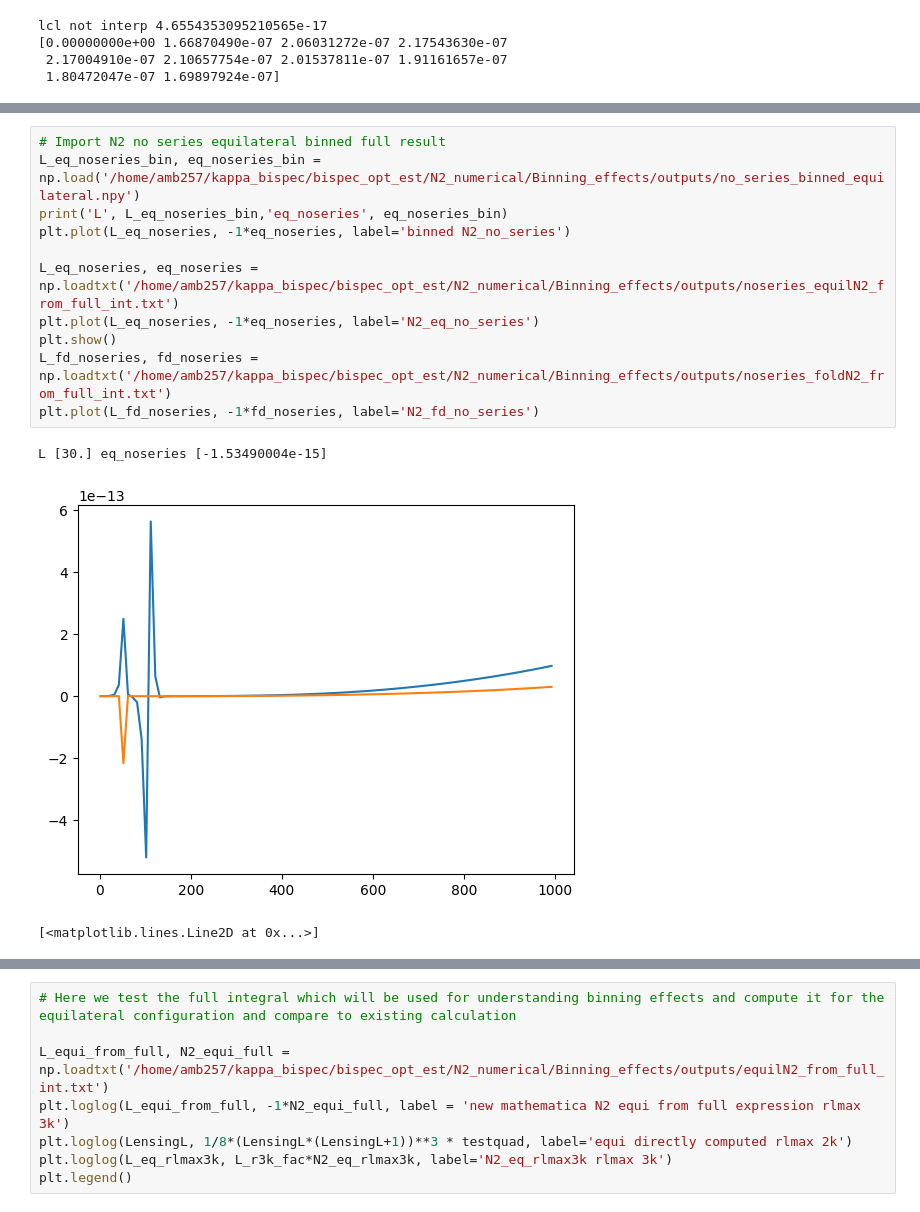
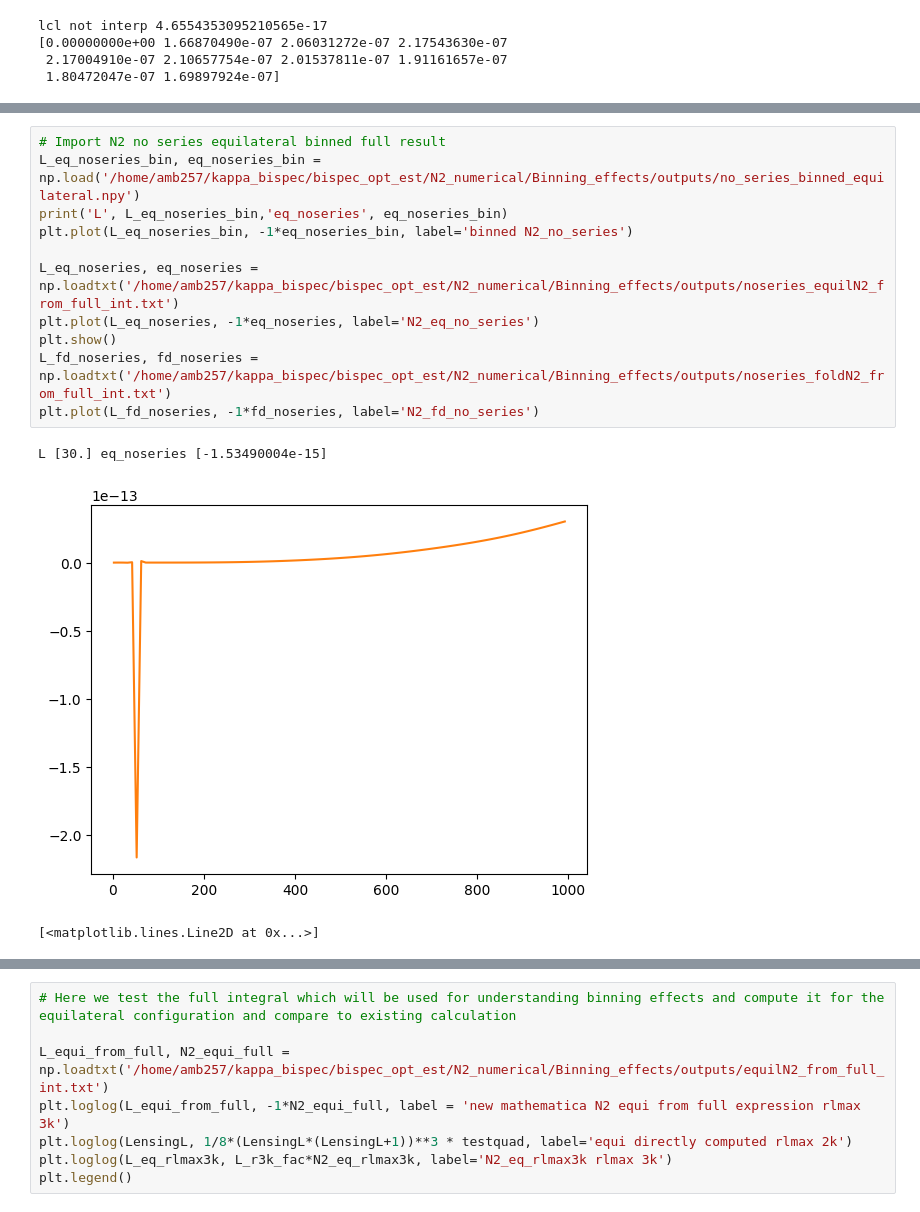
Before and after one commit to aleksandrbowkis/bispec_opt_est, a Jupyter notebook: N2_numerical/Binning_effects/Visualisation/N2_tests.ipynb, the cells around one changed output, grey strips where cells are left out. Saved outputs shown, nothing was run; the diff lists cells and outputs as text.

```diff
--- a/N2_numerical/N2_tests.ipynb
+++ b/N2_numerical/Binning_effects/Visualisation/N2_tests.ipynb
@@ -54,17 +54,17 @@ plt.show()
 # %%
 # Import N2 no series equilateral binned full result
 L_eq_noseries_bin, eq_noseries_bin = np.load('/home/amb257/kappa_bispec/bispec_opt_est/N2_numerical/Binning_effects/outputs/no_series_binned_equilateral.npy')
 print('L', L_eq_noseries_bin,'eq_noseries', eq_noseries_bin)
-plt.plot(L_eq_noseries, -1*eq_noseries, label='binned N2_no_series')
+plt.plot(L_eq_noseries_bin, -1*eq_noseries_bin, label='binned N2_no_series')
 
 L_eq_noseries, eq_noseries = np.loadtxt('/home/amb257/kappa_bispec/bispec_opt_est/N2_numerical/Binning_effects/outputs/noseries_equilN2_from_full_int.txt')
 plt.plot(L_eq_noseries, -1*eq_noseries, label='N2_eq_no_series')
 plt.show()
 L_fd_noseries, fd_noseries = np.loadtxt('/home/amb257/kappa_bispec/bispec_opt_est/N2_numerical/Binning_effects/outputs/noseries_foldN2_from_full_int.txt')
 plt.plot(L_fd_noseries, -1*fd_noseries, label='N2_fd_no_series')
 # %% [output]
 L [30.] eq_noseries [-1.53490004e-15]
-[figure, old version]
+[figure, new version]
 [<matplotlib.lines.Line2D at 0x...>]
 [figure]
 # %%
```
Also changed, not shown: parts of 9 cells of this notebook, 11 other files.
